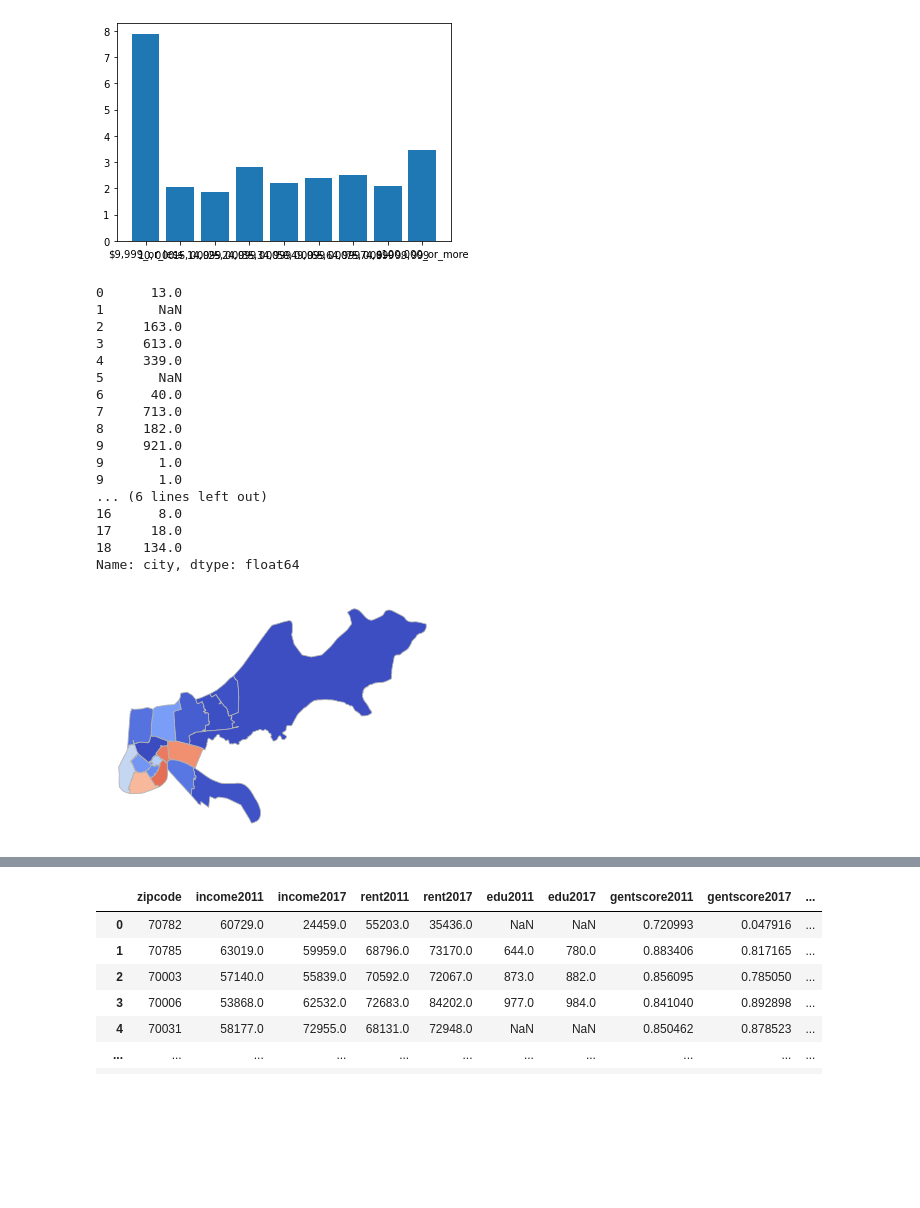
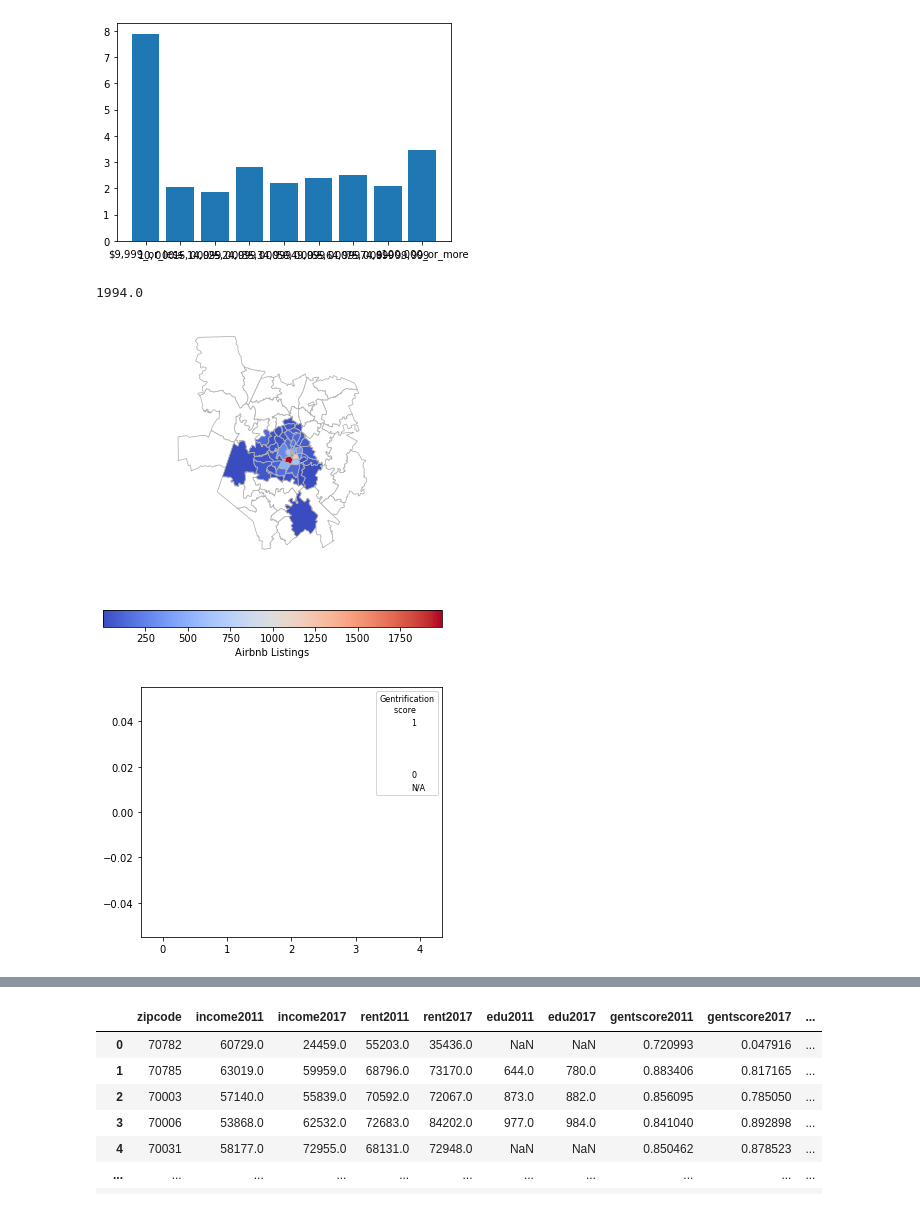
Before and after one commit to deepdaydreams/citadel-datathon-2021, a Jupyter notebook: initial_eda.ipynb, the cells around one changed output, grey strips where cells are left out. Drawn from its saved outputs; the diff is of its cells as text; code cells hidden in the pictures; blank space fills up the shorter version.

```diff
--- a/initial_eda.ipynb
+++ b/initial_eda.ipynb
@@ -212,53 +212,61 @@ Name: counts, dtype: object
 # %%
 #Here's a calculation of how many AirBnb houses lie in a particular zip code
 #first, merge aggregated zipcodes with Austin (or whatever city) shapefile
 #lol, before we go too far we should double check LA to see if the methodology is correct
 listings_counts = listings_data.groupby('zipcode').count()['city']
 listings_counts = listings_counts[:-1]
 listings_counts.index = listings_counts.index.str[:5].astype('float64')
-#city_zipcodes = gpd.read_file('austin/austin_area_zip_codes.shp')
+city_zipcodes = gpd.read_file('austin/austin_area_zip_codes.shp')
 #city_zipcodes = gpd.read_file('nashville/geo_export_ce95ea06-82ce-4673-82c7-c568df5a3eec.shp')
 #city_zipcodes = gpd.read_file('la/b982f3c3-ffe6-4e4a-b8e6-2bd1eb2c70642020328-1-26h3sc.00ox.shp')
-city_zipcodes = gpd.read_file('nola/geo_export_82c5f368-18be-4714-b4da-8f8faa2ab177.shp')
-city_zipcodes['zipcode'] = city_zipcodes['zcta5ce10'].astype('float64')
-#city_zipcodes['zipcode'] = city_zipcodes['zipcode'].astype('float64')
+#city_zipcodes = gpd.read_file('nola/geo_export_82c5f368-18be-4714-b4da-8f8faa2ab177.shp')
+#city_zipcodes['zipcode'] = city_zipcodes['zcta5ce10'].astype('float64')
+city_zipcodes['zipcode'] = city_zipcodes['zipcode'].astype('float64')
 #city_zipcodes['zipcode'] = city_zipcodes['zip'].astype('float64')
 #city_zip_counts = city_zipcodes.merge(listings_counts, how='left', left_on='zip', right_index=True)
 city_zip_counts = city_zipcodes.merge(listings_counts, how='left', left_on='zipcode', right_index=True)
-print(city_zip_counts['city'])
+print(max(city_zip_counts['city']))
 
 #then plot graph as shown below
 data = city_zip_counts
 na = data[pd.isna(data['city'])]
 #data
 fig, ax = plt.subplots(1, figsize=(5,5))
 ax.axis('off')
 na.plot(color='white', linewidth=0.8, ax=ax, edgecolor='0.7')
-data.plot(column='city', cmap='coolwarm', linewidth=0.8, ax=ax, edgecolor='0.7')
+data.plot(column='city', cmap='coolwarm', linewidth=0.8, ax=ax, edgecolor='0.7', legend=True, legend_kwds={'orientation':'horizontal', 'label':'Airbnb Listings', })
 fig.tight_layout()
-city = 'miami'
+city = 'austin'
 feature = 'listings'
 fig.savefig(city+'_'+feature+'.png', format='png', dpi=1000)
 plt.show()
 # %% [output]
-0      13.0
-1       NaN
-2     163.0
-3     613.0
-4     339.0
-5       NaN
-6      40.0
-7     713.0
-8     182.0
-9     921.0
-9       1.0
-9       1.0
-... (6 lines left out)
-16      8.0
-17     18.0
-18    134.0
-Name: city, dtype: float64
+1994.0
-[figure, old version]
+[figure, new version]
+# %%
+plt.rcParams["figure.figsize"] = [5,4]
+plt.rcParams['legend.title_fontsize'] = 8
+fig, ax = plt.subplots()
+
+index = np.arange(5)
+bar_width = 0.25
+
+rects1 = ax.bar(index, [0]*5, bar_width, color='w', edgecolor='w', label='1')
+rects2 = ax.bar(index, [0]*5, bar_width, color='w', edgecolor='w', label=' ')
+rects2 = ax.bar(index, [0]*5, bar_width, color='w', edgecolor='w', label=' ')
+rects2 = ax.bar(index, [0]*5, bar_width, color='w', edgecolor='w', label=' ')
+rects2 = ax.bar(index, [0]*5, bar_width, color='w', edgecolor='w', label='0')
+rects4 = ax.bar(index, [0]*5, bar_width, color='w', edgecolor='w', label='N/A')
+
+#ax.legend(title='    Airbnb    \n   Listings   ', prop={'size': 8}, fontsize=8)
+ax.legend(title='Gentrification\n      score   ', prop={'size': 8}, fontsize=8)
+
+fig.tight_layout()
+
+plt.show()
+fig.savefig('legend_l.png', format='png', dpi=1000)
+# %% [output]
+[figure, added]
 # %%
 #Now, let's see if we can try to fetch gentrification data and retrieve a similar plot afterwards...
 demo_millenial = demo_data_tidy.query('ranges == "25-34_years" & population > 0')
```
Also changed, not shown: parts of 11 cells of this notebook.
